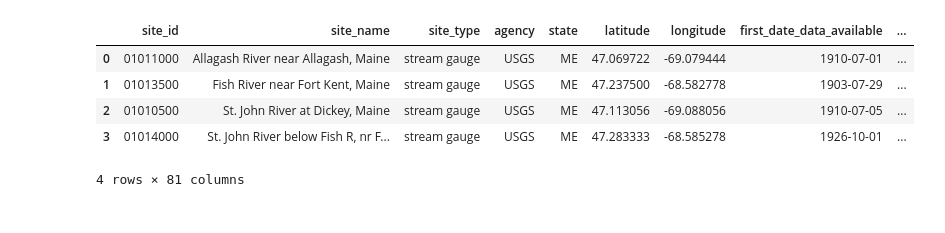
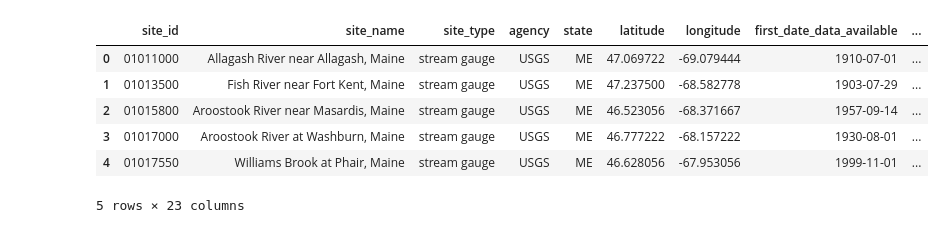
Before and after one commit to hydroframe/hf_point_data, a Jupyter notebook: examples/example.ipynb, the cells around one changed output. Cells and saved outputs as stored; diff of their text form; code cells hidden in the pictures.

```diff
--- a/examples/example.ipynb
+++ b/examples/example.ipynb
@@ -9,6 +38,6 @@ aggregation = 'average'
 # %%
 date_start = '2002-01-01'
 date_end = '2002-01-05'
-latitude_range = (47, 50)
-longitude_range= (-75, -50)
+latitude_range = (45, 50)
+longitude_range = (-75, -50)
 # %%
@@ -29,13 +61,16 @@ data collected.
 # %%
-# Example call get_metadata()
-metadata_df = hf_point_data.get_metadata(data_source, variable, temporal_resolution, aggregation,
-                                         date_start=date_start, date_end=date_end, latitude_range=latitude_range,
-                                         longitude_range=longitude_range)
-metadata_df
+# Get metadata for these sites
+metadata_df = get_metadata(data_source, variable, temporal_resolution, aggregation,
+                          date_start=date_start,
+                          date_end=date_end,
+                          latitude_range=latitude_range,
+                          longitude_range=longitude_range)
+metadata_df.head(5)
 # %% [output]
 |  | site_id | site_name | site_type | agency | state | latitude | longitude | first_date_data_available | ... |
 | 0 | 01011000 | Allagash River near Allagash, Maine | stream gauge | USGS | ME | 47.069722 | -69.079444 | 1910-07-01 | ... |
 | 1 | 01013500 | Fish River near Fort Kent, Maine | stream gauge | USGS | ME | 47.237500 | -68.582778 | 1903-07-29 | ... |
-| 2 | 01010500 | St. John River at Dickey, Maine | stream gauge | USGS | ME | 47.113056 | -69.088056 | 1910-07-05 | ... |
-| 3 | 01014000 | St. John River below Fish R, nr F... | stream gauge | USGS | ME | 47.283333 | -68.585278 | 1926-10-01 | ... |
+| 2 | 01015800 | Aroostook River near Masardis, Maine | stream gauge | USGS | ME | 46.523056 | -68.371667 | 1957-09-14 | ... |
+| 3 | 01017000 | Aroostook River at Washburn, Maine | stream gauge | USGS | ME | 46.777222 | -68.157222 | 1930-08-01 | ... |
+| 4 | 01017550 | Williams Brook at Phair, Maine | stream gauge | USGS | ME | 46.628056 | -67.953056 | 1999-11-01 | ... |
-4 rows × 81 columns
+5 rows × 23 columns
```
Also changed, not shown: parts of 22 cells of this notebook, 8 other files.
